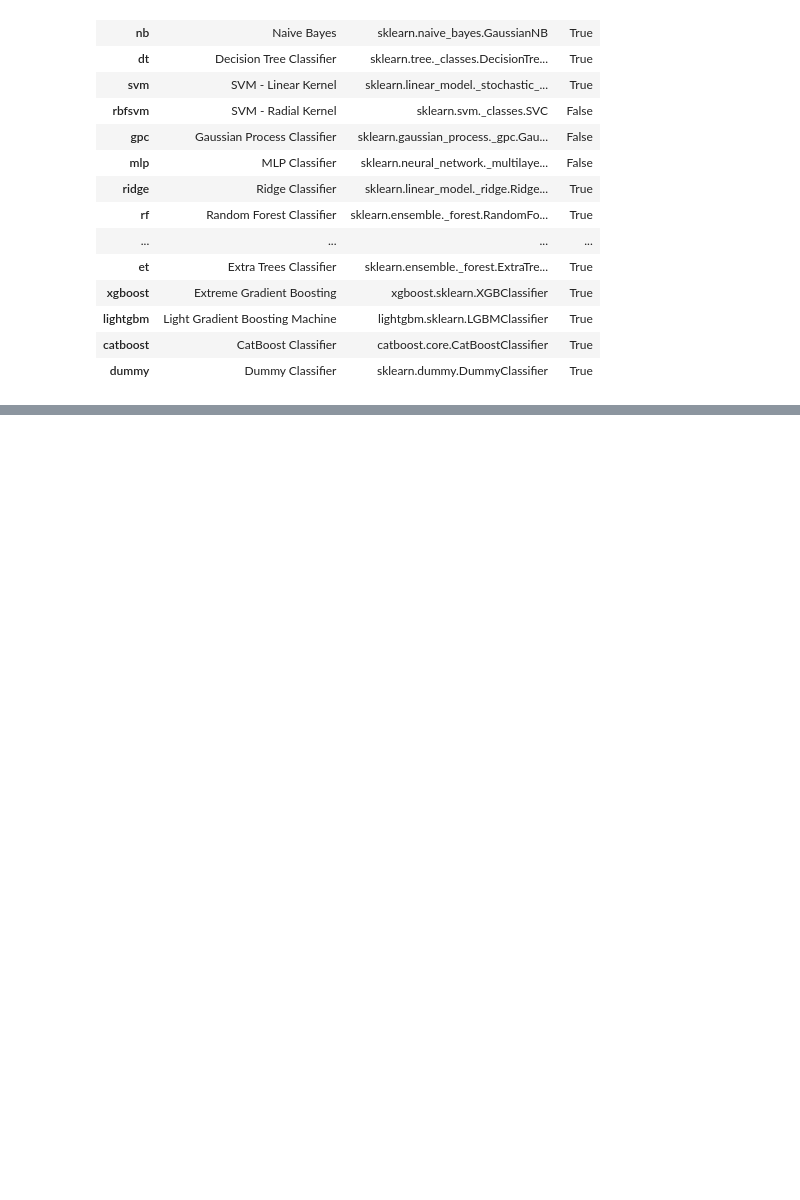
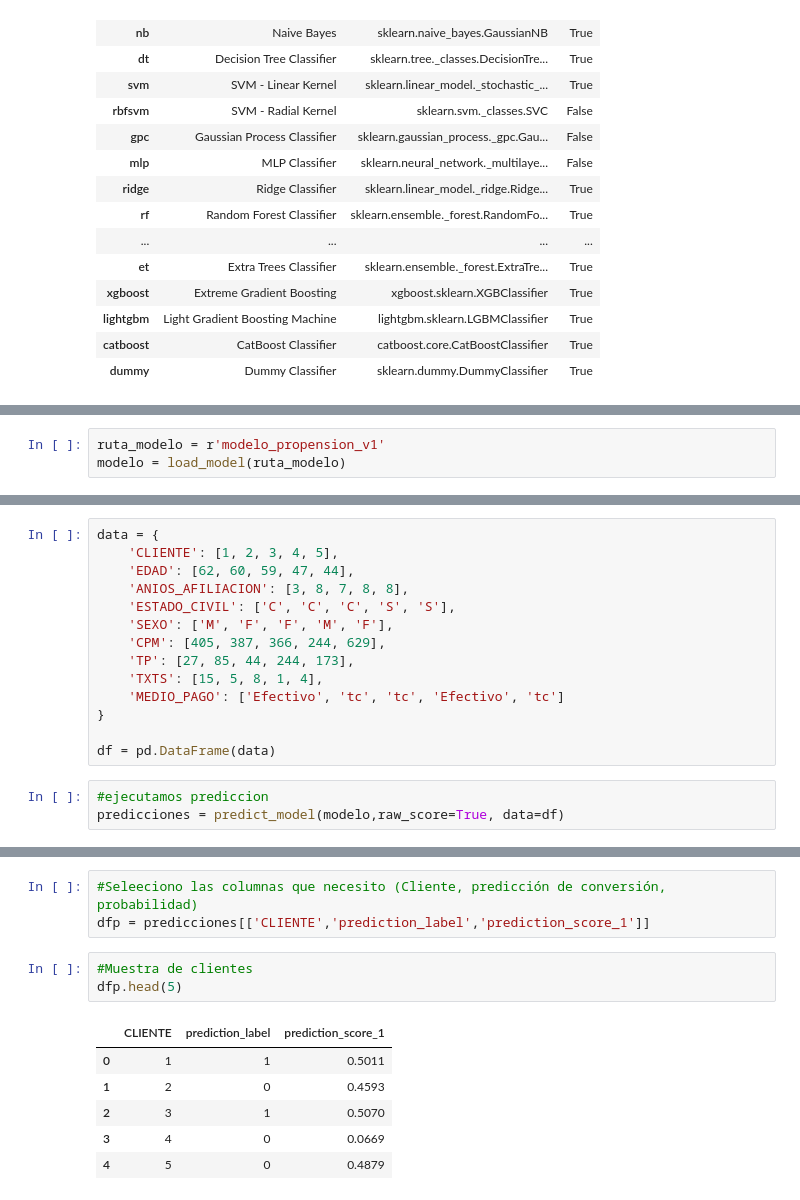
Before and after one commit to jorgesolisservelion/portfolio, a Jupyter notebook: Campaña_Mkt_Mailing.ipynb, the cells around one changed output, grey strips where cells are left out. Drawn from its saved outputs; the diff is of its cells as text; blank space fills up the shorter version.

```diff
--- a/Campaña_Mkt_Mailing.ipynb
+++ b/Campaña_Mkt_Mailing.ipynb
@@ -270,0 +348,3 @@ Wall time: 31.8 s
+# %%
+ruta_modelo = r'modelo_propension_v1'
+modelo = load_model(ruta_modelo)
@@ -270,0 +353,17 @@ Wall time: 31.8 s
+# %%
+data = {
+    'CLIENTE': [1, 2, 3, 4, 5],
+    'EDAD': [62, 60, 59, 47, 44],
+    'ANIOS_AFILIACION': [3, 8, 7, 8, 8],
+    'ESTADO_CIVIL': ['C', 'C', 'C', 'S', 'S'],
+    'SEXO': ['M', 'F', 'F', 'M', 'F'],
+    'CPM': [405, 387, 366, 244, 629],
+    'TP': [27, 85, 44, 244, 173],
+    'TXTS': [15, 5, 8, 1, 4],
+    'MEDIO_PAGO': ['Efectivo', 'tc', 'tc', 'Efectivo', 'tc']
+}
+
+df = pd.DataFrame(data)
+# %%
+#ejecutamos prediccion
+predicciones = predict_model(modelo,raw_score=True, data=df)
@@ -270,0 +372,13 @@ Wall time: 31.8 s
+# %%
+#Seleeciono las columnas que necesito (Cliente, predicción de conversión, probabilidad)
+dfp = predicciones[['CLIENTE','prediction_label','prediction_score_1']]
+# %%
+#Muestra de clientes
+dfp.head(5)
+# %% [output]
+|  | CLIENTE | prediction_label | prediction_score_1 |
+| 0 | 1 | 1 | 0.5011 |
+| 1 | 2 | 0 | 0.4593 |
+| 2 | 3 | 1 | 0.5070 |
+| 3 | 4 | 0 | 0.0669 |
+| 4 | 5 | 0 | 0.4879 |
```
Also changed, not shown: parts of 13 cells of this notebook.
